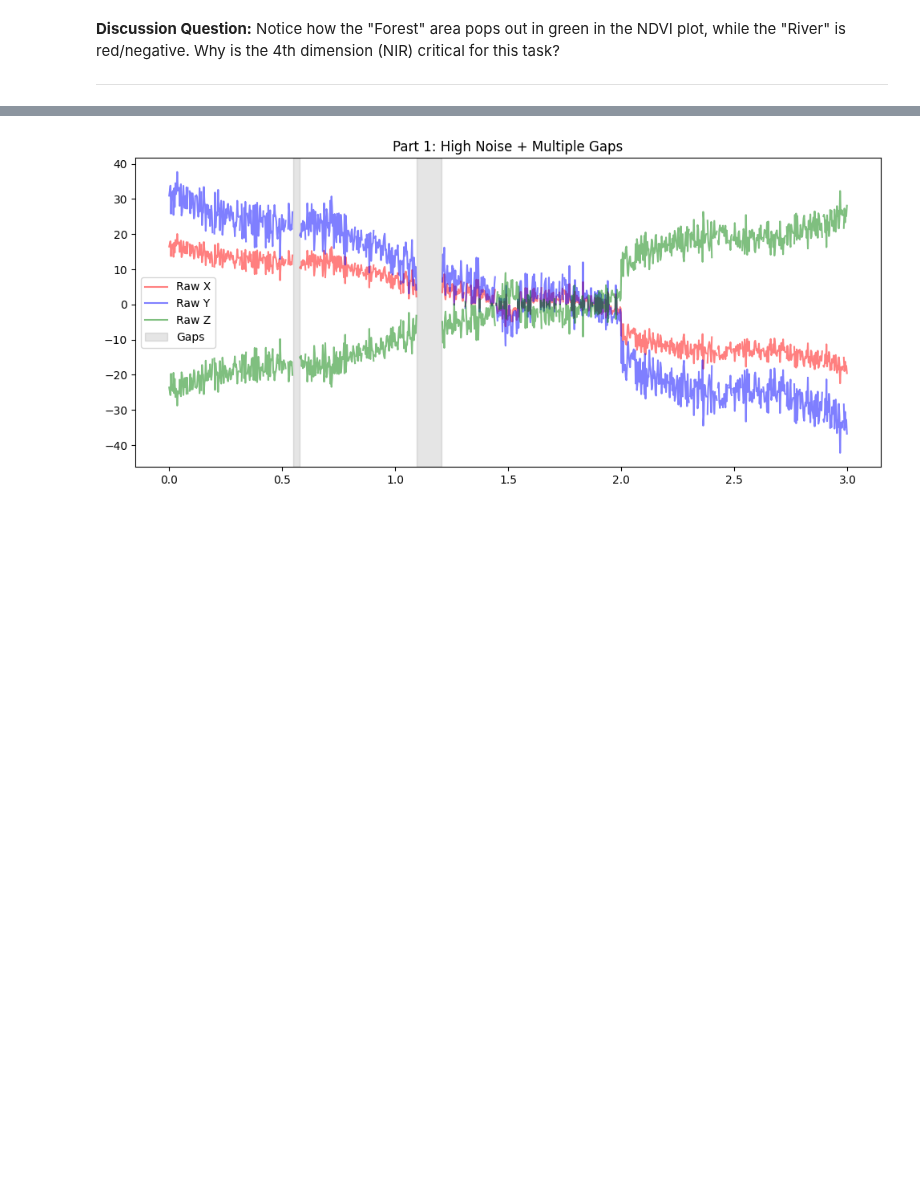
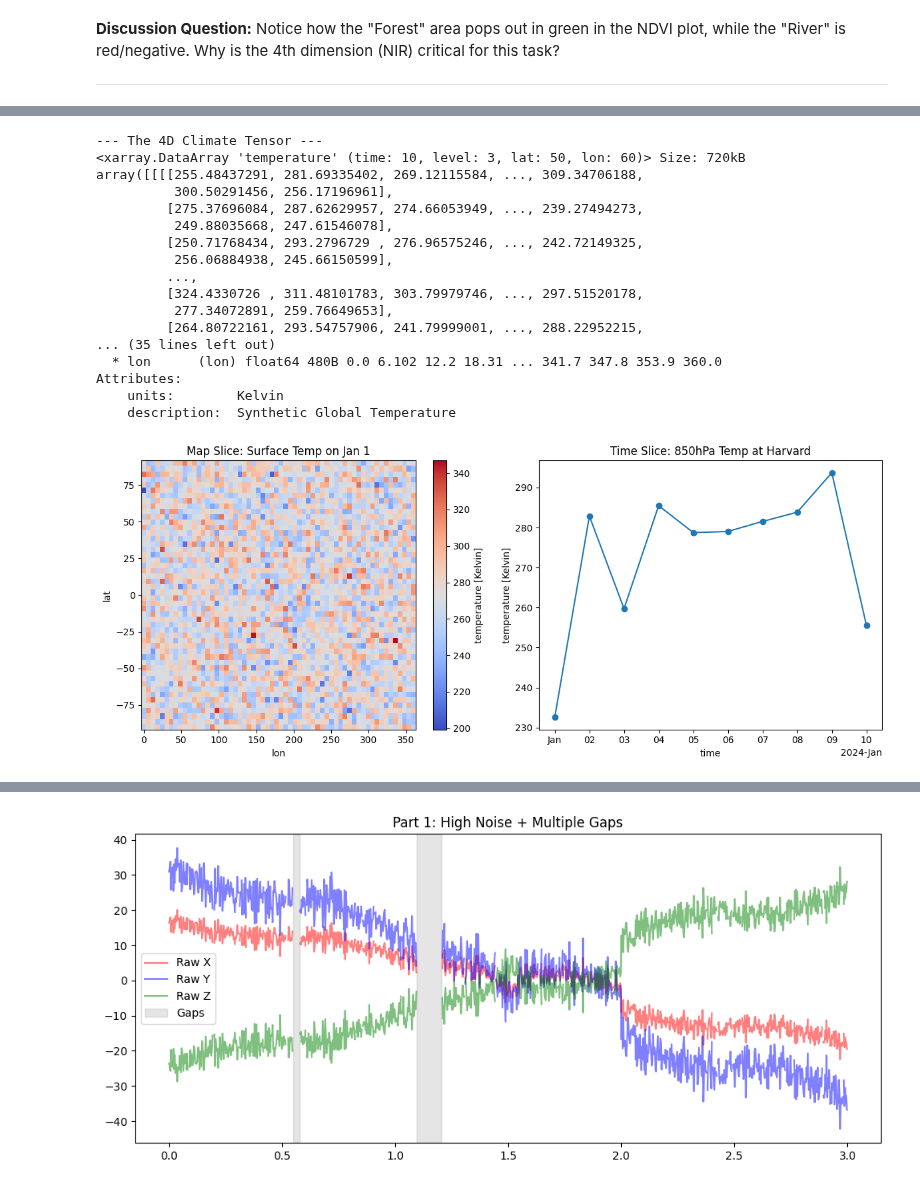
Before and after one commit to smousavi05/Harvard-EPS-210, a Jupyter notebook: EPS210_Lab1.ipynb, the cells around one changed output, grey strips where cells are left out. Saved outputs shown, nothing was run; the diff lists cells and outputs as text; code cells hidden in the pictures; blank space fills up the shorter version.

```diff
--- a/EPS210_Lab1.ipynb
+++ b/EPS210_Lab1.ipynb
@@ -669,0 +685,71 @@ plt.show()
+# %%
+import xarray as xr
+import pandas as pd
+import numpy as np
+
+# 1. Create Synthetic Climate Data (4D Tensor)
+# Define dimensions
+times = pd.date_range("2024-01-01", periods=10, freq="D") # 10 Days
+levels = [1000, 850, 500] # Pressure levels (hPa)
+lats = np.linspace(-90, 90, 50)
+lons = np.linspace(0, 360, 60)
+
+# Generate random temperature data (in Kelvin)
+data = 273 + 20 * np.random.randn(len(times), len(levels), len(lats), len(lons))
+
+# Create Xarray DataArray (The Standard for Climate AI)
+temperature = xr.DataArray(
+    data,
+    coords={"time": times, "level": levels, "lat": lats, "lon": lons},
+    dims=("time", "level", "lat", "lon"),
+    name="temperature",
+    attrs={"units": "Kelvin", "description": "Synthetic Global Temperature"}
+)
+
+print("--- The 4D Climate Tensor ---")
+print(temperature)
+
+# 2. Slicing the Hypercube
+# Operation A: Select a specific day and pressure level (Map View)
+map_view = temperature.sel(time="2024-01-01", level=1000)
+
+# Operation B: Select a specific location (Time-Series View)
+# Let's pick a point near Harvard (approx 42N, 71W -> 289E)
+ts_view = temperature.sel(level=850, lat=42, lon=289, method="nearest")
+
+# 3. Visualization
+import matplotlib.pyplot as plt
+
+plt.figure(figsize=(12, 5))
+
+# Plot Map
+plt.subplot(1, 2, 1)
+map_view.plot(cmap="coolwarm")
+plt.title("Map Slice: Surface Temp on Jan 1")
+
+# Plot Time Series
+plt.subplot(1, 2, 2)
+ts_view.plot(marker='o')
+plt.title("Time Slice: 850hPa Temp at Harvard")
+
+plt.tight_layout()
+plt.show()
+# %% [output]
+--- The 4D Climate Tensor ---
+<xarray.DataArray 'temperature' (time: 10, level: 3, lat: 50, lon: 60)> Size: 720kB
+array([[[[255.48437291, 281.69335402, 269.12115584, ..., 309.34706188,
+          300.50291456, 256.17196961],
+         [275.37696084, 287.62629957, 274.66053949, ..., 239.27494273,
+          249.88035668, 247.61546078],
+         [250.71768434, 293.2796729 , 276.96575246, ..., 242.72149325,
+          256.06884938, 245.66150599],
+         ...,
+         [324.4330726 , 311.48101783, 303.79979746, ..., 297.51520178,
+          277.34072891, 259.76649653],
+         [264.80722161, 293.54757906, 241.79999001, ..., 288.22952215,
+... (35 lines left out)
+  * lon      (lon) float64 480B 0.0 6.102 12.2 18.31 ... 341.7 347.8 353.9 360.0
+Attributes:
+    units:        Kelvin
+    description:  Synthetic Global Temperature
+[figure, added]
```
Also changed, not shown: parts of 26 cells of this notebook.
